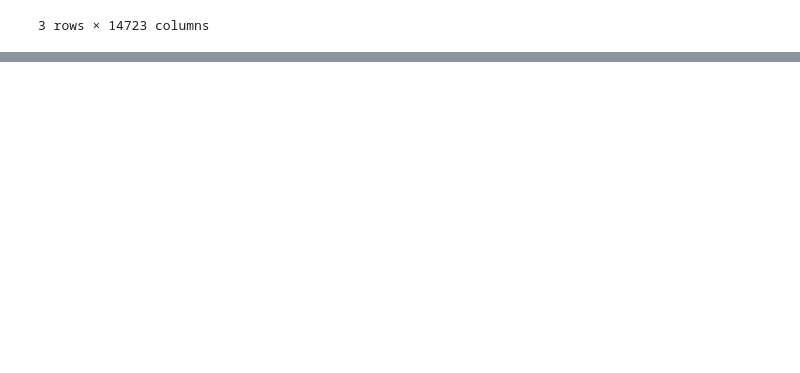
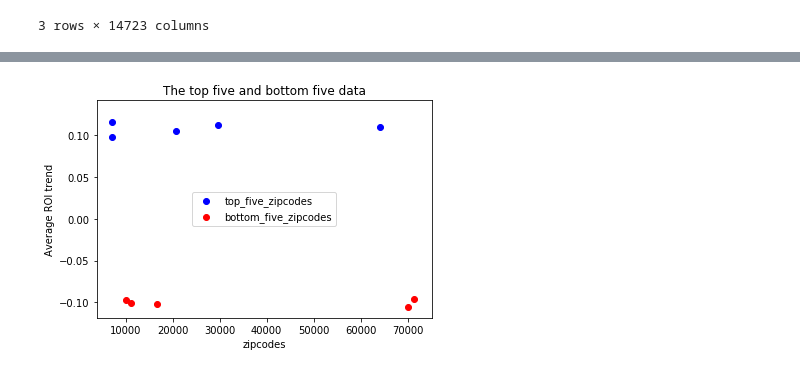
Before and after one commit to AaronWChen/time_series_zillow, a Jupyter notebook: python/zillow_etl.ipynb, the cells around one changed output, grey strips where cells are left out. Saved outputs shown, nothing was run; the diff lists cells and outputs as text; code cells hidden in the pictures; blank space fills up the shorter version.

```diff
--- a/python/zillow_etl.ipynb
+++ b/python/zillow_etl.ipynb
@@ -63,3 +63,7 @@ zillow_yr_df.head(3)
 | 1997-01-01 | 352700.000000 | 198875.000000 | 200100.000000 | 499083.333333 | 77933.333333 | 95616.666667 | 152308.333333 | 227275.000000 | 97008.333333 | 8.831250e+05 | 172750.000000 | ... |
 | 1998-01-01 | 396766.666667 | 205291.666667 | 240391.666667 | 561625.000000 | 79216.666667 | 97608.333333 | 156716.666667 | 260908.333333 | 101333.333333 | 1.070767e+06 | 186733.333333 | ... |
 3 rows × 14723 columns
+# %%
+#average profit margin trend
+zillow_yr_trend = zillow_yr_df.pct_change().dropna().diff()
+zillow_yr_trend.head(2)
@@ -65,0 +76,5 @@ zillow_yr_df.head(3)
+# %%
+#the zipcodes with the highest trending average return values
+trending_zipcodes = zillow_yr_trend.mean().sort_values(ascending=False)
+
+trending_zipcodes
@@ -65,0 +99,13 @@ zillow_yr_df.head(3)
+# %%
+#plotting the average ROI trend for top five and bottom five zipcodes
+
+plt.scatter(trending_zipcodes.index[:5], trending_zipcodes.iloc[:5], color = 'blue', label='top_five_zipcodes')
+plt.scatter(trending_zipcodes.index[-5:], trending_zipcodes.iloc[-5:], color = 'red', label='bottom_five_zipcodes')
+plt.xlabel('zipcodes')
+plt.ylabel('Average ROI trend')
+plt.legend(loc='center')
+plt.title('The top five and bottom five data')
+plt.show()
+###figure out annotation
+# %% [output]
+[figure, added]
```
Also changed, not shown: parts of 28 cells of this notebook, 2 other files.
